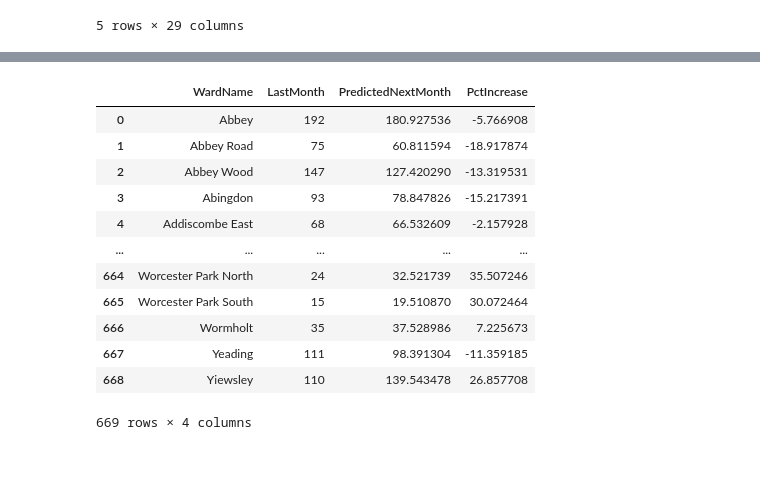
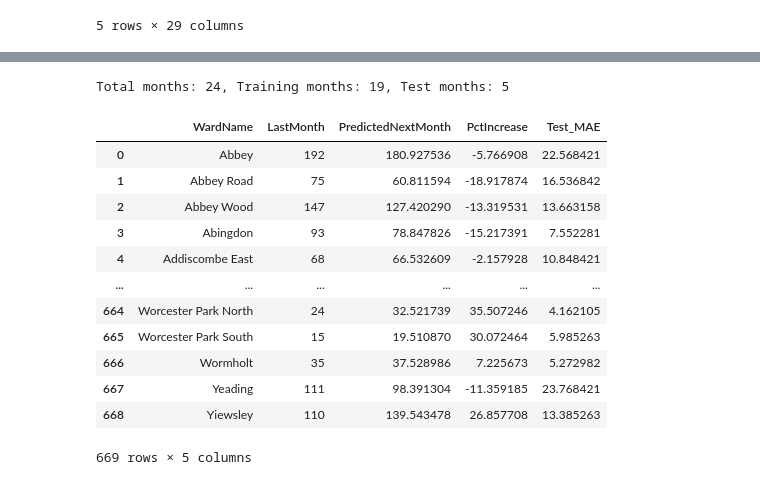
Before and after one commit to MaximilianKlein92/London-Crime, a Jupyter notebook: jupyter_notebooks/Crime_Prediction.ipynb, the cells around one changed output, grey strips where cells are left out. Cells and saved outputs as stored; diff of their text form; code cells hidden in the pictures.

Commit message:
models reworked to include train/test splits

```diff
--- a/jupyter_notebooks/Crime_Prediction.ipynb
+++ b/jupyter_notebooks/Crime_Prediction.ipynb
@@ -109,37 +120,63 @@ The predictions are saved to `ward_crime_pct_increase_predictions.csv` and inclu
 # %%
 # Prepare data: sum all crimes per ward per month
 ward_cols = ['WardName']
 date_cols = df.columns[5:]
 
 ward_monthly = df.groupby('WardName')[date_cols].sum()
 
-# Predict next month's total crime for each ward using linear regression
+# Define train/test split (80/20 split on time series)
+n_months = len(date_cols)
+train_size = int(n_months * 0.8)  # ~19 months for training
+print(f"Total months: {n_months}, Training months: {train_size}, Test months: {n_months - train_size}")
+
+# Predict next month's total crime for each ward using linear regression with train/test split
 results = []
 for ward, row in ward_monthly.iterrows():
     y = row.values
     X = np.arange(len(y)).reshape(-1, 1)
+
+    # Split into train and test sets
+    X_train, y_train = X[:train_size], y[:train_size]
+    X_test, y_test = X[train_size:], y[train_size:]
+
+    # Train model on training data
     model = LinearRegression()
+    model.fit(X_train, y_train)
+
+    # Evaluate on test data
+    y_test_pred = model.predict(X_test)
+    test_mae = mean_absolute_error(y_test, y_test_pred)
+
+    # Retrain on all data for final prediction
     model.fit(X, y)
     next_month = len(y)
     pred = model.predict([[next_month]])[0]
     last_month = y[-1]
     pct_increase = ((pred - last_month) / last_month) * 100 if last_month != 0 else 0
-    results.append({'WardName': ward, 'LastMonth': last_month, 'PredictedNextMonth': pred, 'PctIncrease': pct_increase})
+
+    results.append({
+        'WardName': ward,
+        'LastMonth': last_month,
+        'PredictedNextMonth': pred,
+        'PctIncrease': pct_increase,
+        'Test_MAE': test_mae
+    })
 
 ward_pred_df = pd.DataFrame(results)
 ward_pred_df.to_csv('data/clean/ward_crime_pct_increase_predictions.csv', index=False)
 ward_pred_df
 # %% [output]
+Total months: 24, Training months: 19, Test months: 5
-|  | WardName | LastMonth | PredictedNextMonth | PctIncrease |
-| 0 | Abbey | 192 | 180.927536 | -5.766908 |
-| 1 | Abbey Road | 75 | 60.811594 | -18.917874 |
-| 2 | Abbey Wood | 147 | 127.420290 | -13.319531 |
-| 3 | Abingdon | 93 | 78.847826 | -15.217391 |
-| 4 | Addiscombe East | 68 | 66.532609 | -2.157928 |
-| ... | ... | ... | ... | ... |
-| 664 | Worcester Park North | 24 | 32.521739 | 35.507246 |
-| 665 | Worcester Park South | 15 | 19.510870 | 30.072464 |
-| 666 | Wormholt | 35 | 37.528986 | 7.225673 |
-| 667 | Yeading | 111 | 98.391304 | -11.359185 |
-| 668 | Yiewsley | 110 | 139.543478 | 26.857708 |
+|  | WardName | LastMonth | PredictedNextMonth | PctIncrease | Test_MAE |
+| 0 | Abbey | 192 | 180.927536 | -5.766908 | 22.568421 |
+| 1 | Abbey Road | 75 | 60.811594 | -18.917874 | 16.536842 |
+| 2 | Abbey Wood | 147 | 127.420290 | -13.319531 | 13.663158 |
+| 3 | Abingdon | 93 | 78.847826 | -15.217391 | 7.552281 |
+| 4 | Addiscombe East | 68 | 66.532609 | -2.157928 | 10.848421 |
+| ... | ... | ... | ... | ... | ... |
+| 664 | Worcester Park North | 24 | 32.521739 | 35.507246 | 4.162105 |
+| 665 | Worcester Park South | 15 | 19.510870 | 30.072464 | 5.985263 |
+| 666 | Wormholt | 35 | 37.528986 | 7.225673 | 5.272982 |
+| 667 | Yeading | 111 | 98.391304 | -11.359185 | 23.768421 |
+| 668 | Yiewsley | 110 | 139.543478 | 26.857708 | 13.385263 |
-669 rows × 4 columns
+669 rows × 5 columns
```
Also changed, not shown: parts of 12 cells of this notebook, 2 other files.
